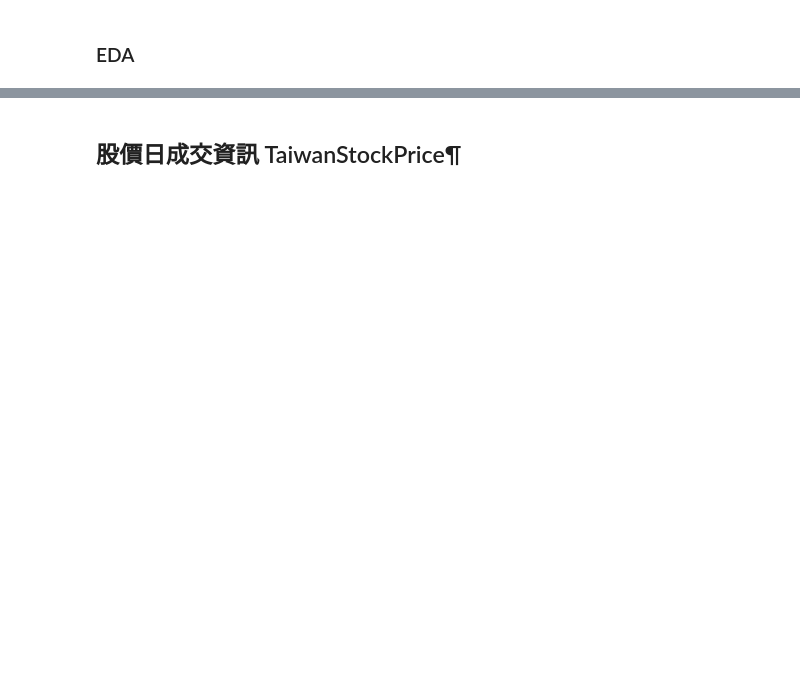
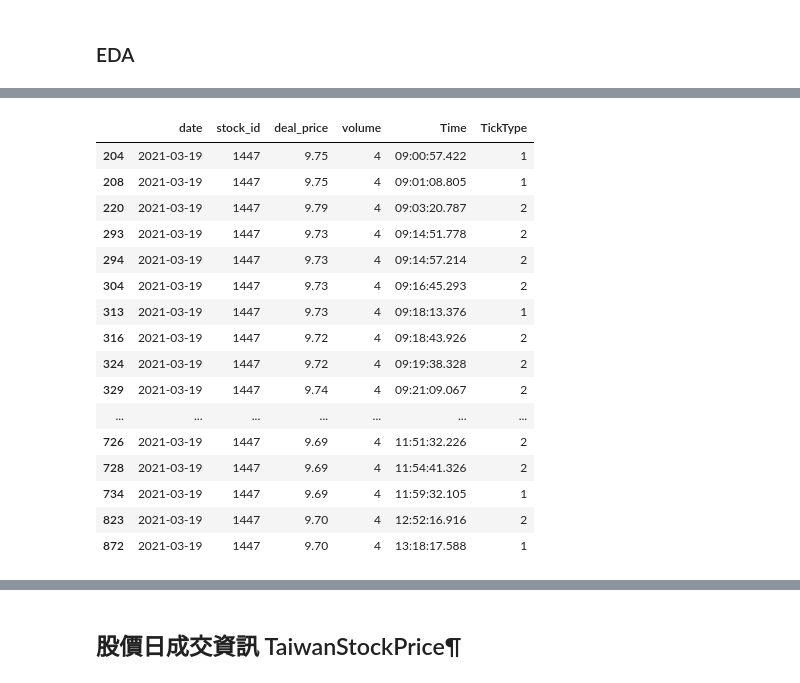
Before and after one commit to NTU-Sherlock/Stock_price, a Jupyter notebook: RiseSignal_dataAPI.ipynb, the cells around one changed output, grey strips where cells are left out. Saved outputs shown, nothing was run; the diff lists cells and outputs as text; code cells hidden in the pictures; blank space fills up the shorter version.

```diff
--- a/RiseSignal_dataAPI.ipynb
+++ b/RiseSignal_dataAPI.ipynb
@@ -81,4 +69,4 @@ df.shape
 # %% [markdown]
 ### EDA
 # %%
-df2 = data[data.TickType!=0]
+df2 = df[df.TickType!=0]
@@ -119,3 +122,23 @@ Length: 2601, dtype: int64
+# %%
+df2[df2.volume==4]
+# %% [output]
+|  | date | stock_id | deal_price | volume | Time | TickType |
+| 204 | 2021-03-19 | 1447 | 9.75 | 4 | 09:00:57.422 | 1 |
+| 208 | 2021-03-19 | 1447 | 9.75 | 4 | 09:01:08.805 | 1 |
+| 220 | 2021-03-19 | 1447 | 9.79 | 4 | 09:03:20.787 | 2 |
+| 293 | 2021-03-19 | 1447 | 9.73 | 4 | 09:14:51.778 | 2 |
+| 294 | 2021-03-19 | 1447 | 9.73 | 4 | 09:14:57.214 | 2 |
+| 304 | 2021-03-19 | 1447 | 9.73 | 4 | 09:16:45.293 | 2 |
+| 313 | 2021-03-19 | 1447 | 9.73 | 4 | 09:18:13.376 | 1 |
+| 316 | 2021-03-19 | 1447 | 9.72 | 4 | 09:18:43.926 | 2 |
+| 324 | 2021-03-19 | 1447 | 9.72 | 4 | 09:19:38.328 | 2 |
+| 329 | 2021-03-19 | 1447 | 9.74 | 4 | 09:21:09.067 | 2 |
+| ... | ... | ... | ... | ... | ... | ... |
+| 726 | 2021-03-19 | 1447 | 9.69 | 4 | 11:51:32.226 | 2 |
+| 728 | 2021-03-19 | 1447 | 9.69 | 4 | 11:54:41.326 | 2 |
+| 734 | 2021-03-19 | 1447 | 9.69 | 4 | 11:59:32.105 | 1 |
+| 823 | 2021-03-19 | 1447 | 9.70 | 4 | 12:52:16.916 | 2 |
+| 872 | 2021-03-19 | 1447 | 9.70 | 4 | 13:18:17.588 | 1 |
 # %%
 df.volume.value_counts().nlargest(50)
 # %% [output]
```
Also changed, not shown: parts of 23 cells of this notebook.
